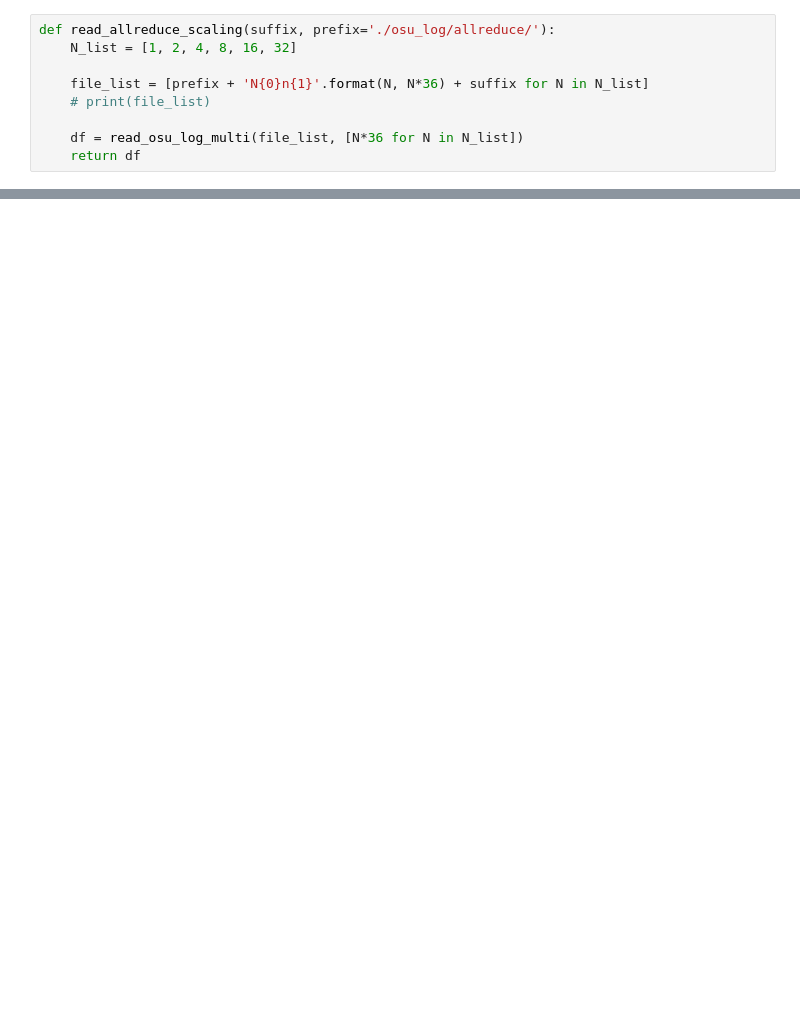
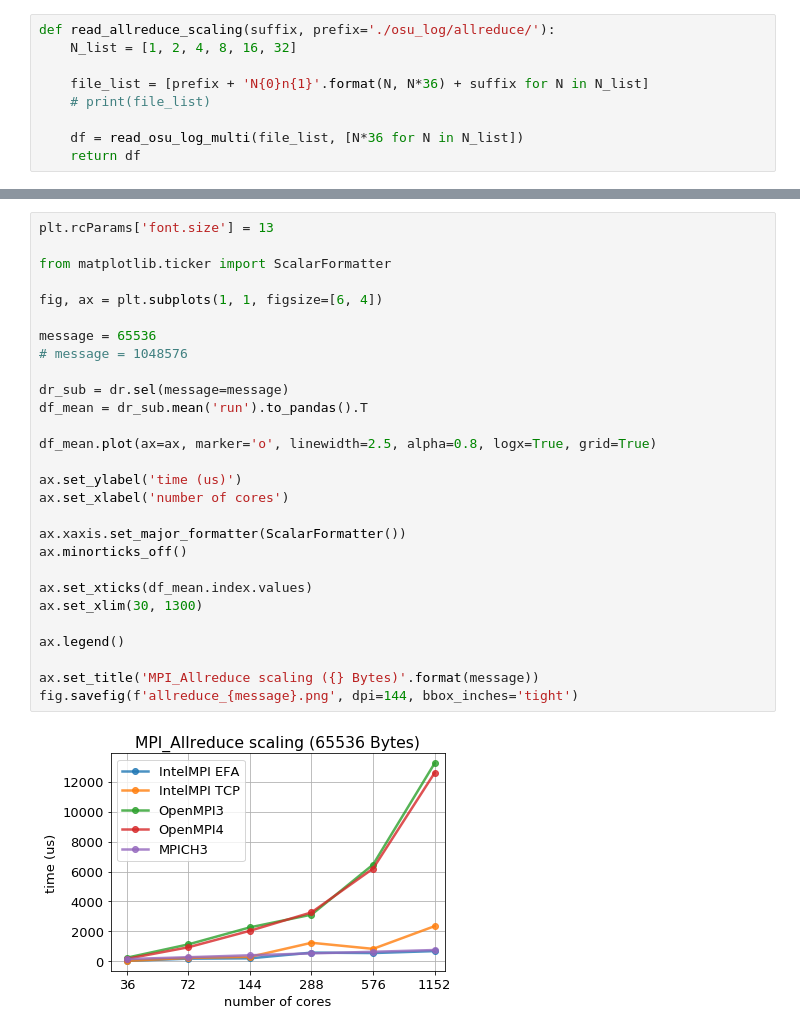
Before and after one commit to JiaweiZhuang/aws-mpi-benchmark, a Jupyter notebook: notebooks/allreduce_scaling.ipynb, the cells around one changed output, grey strips where cells are left out. Drawn from its saved outputs; the diff is of its cells as text; blank space fills up the shorter version.

```diff
--- a/notebooks/allreduce_scaling.ipynb
+++ b/notebooks/allreduce_scaling.ipynb
@@ -52,0 +118,30 @@ plt.savefig('allreduce_scaling.png', dpi=144, bbox_inches='tight')
+# %%
+plt.rcParams['font.size'] = 13
+
+from matplotlib.ticker import ScalarFormatter
+
+fig, ax = plt.subplots(1, 1, figsize=[6, 4])
+
+message = 65536
+# message = 1048576
+
+dr_sub = dr.sel(message=message)
+df_mean = dr_sub.mean('run').to_pandas().T
+
+df_mean.plot(ax=ax, marker='o', linewidth=2.5, alpha=0.8, logx=True, grid=True)
+
+ax.set_ylabel('time (us)')
+ax.set_xlabel('number of cores')
+
+ax.xaxis.set_major_formatter(ScalarFormatter())
+ax.minorticks_off()
+
+ax.set_xticks(df_mean.index.values)
+ax.set_xlim(30, 1300)
+
+ax.legend()
+
+ax.set_title('MPI_Allreduce scaling ({} Bytes)'.format(message))
+fig.savefig(f'allreduce_{message}.png', dpi=144, bbox_inches='tight')
+# %% [output]
+[figure, added]
```
Also changed, not shown: parts of 13 cells of this notebook, 1 other file.
